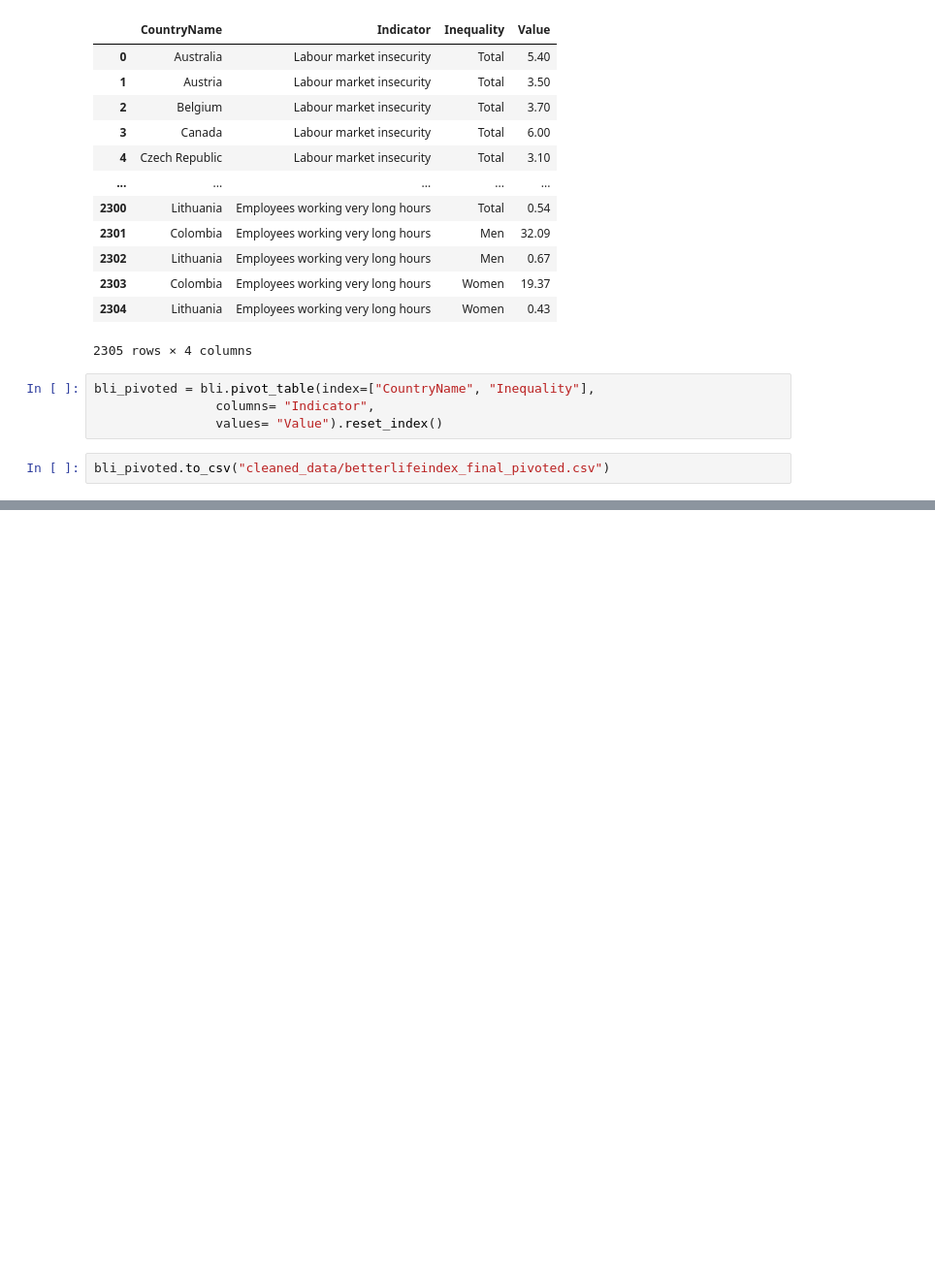
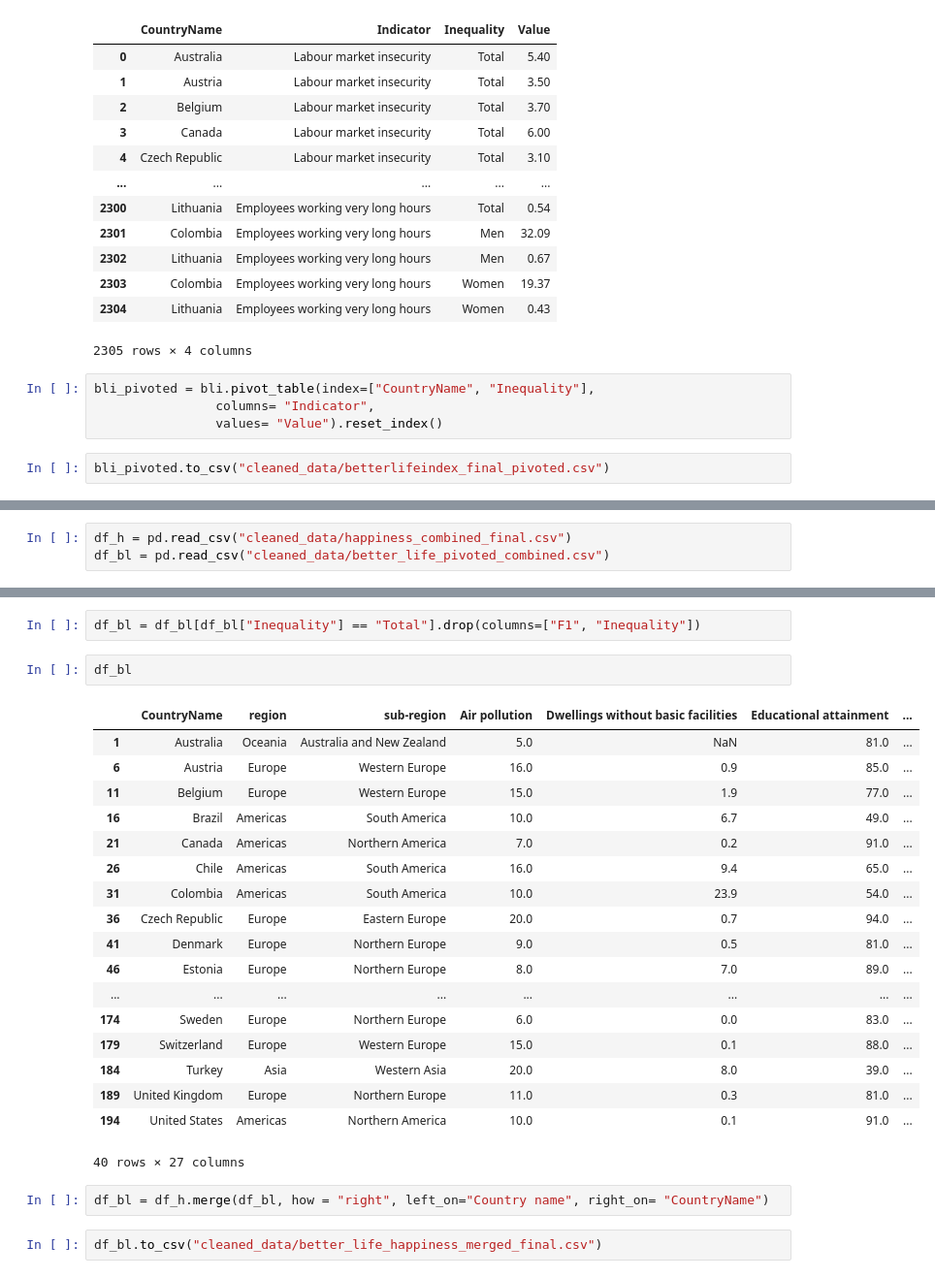
Before and after one commit to TaoliZhen/World-Happiness-and-Suicide-Visulization, a Jupyter notebook: data_cleansing_suicide_mortality.ipynb, the cells around one changed output, grey strips where cells are left out. Shown: that part at 97% size. Drawn from its saved outputs; the diff is of its cells as text; blank space fills up the shorter version.

Commit message:
data prep done 09/17/2021

```diff
--- a/data_cleansing_suicide_mortality.ipynb
+++ b/data_cleansing_suicide_mortality.ipynb
@@ -284,0 +287,3 @@ bli_pivoted.to_csv("cleaned_data/betterlifeindex_final_pivoted.csv")
+# %%
+df_h = pd.read_csv("cleaned_data/happiness_combined_final.csv")
+df_bl = pd.read_csv("cleaned_data/better_life_pivoted_combined.csv")
@@ -284,0 +308,27 @@ bli_pivoted.to_csv("cleaned_data/betterlifeindex_final_pivoted.csv")
+# %%
+df_bl = df_bl[df_bl["Inequality"] == "Total"].drop(columns=["F1", "Inequality"])
+# %%
+df_bl
+# %% [output]
+|  | CountryName | region | sub-region | Air pollution | Dwellings without basic facilities | Educational attainment | ... |
+| 1 | Australia | Oceania | Australia and New Zealand | 5.0 | NaN | 81.0 | ... |
+| 6 | Austria | Europe | Western Europe | 16.0 | 0.9 | 85.0 | ... |
+| 11 | Belgium | Europe | Western Europe | 15.0 | 1.9 | 77.0 | ... |
+| 16 | Brazil | Americas | South America | 10.0 | 6.7 | 49.0 | ... |
+| 21 | Canada | Americas | Northern America | 7.0 | 0.2 | 91.0 | ... |
+| 26 | Chile | Americas | South America | 16.0 | 9.4 | 65.0 | ... |
+| 31 | Colombia | Americas | South America | 10.0 | 23.9 | 54.0 | ... |
+| 36 | Czech Republic | Europe | Eastern Europe | 20.0 | 0.7 | 94.0 | ... |
+| 41 | Denmark | Europe | Northern Europe | 9.0 | 0.5 | 81.0 | ... |
+| 46 | Estonia | Europe | Northern Europe | 8.0 | 7.0 | 89.0 | ... |
+| ... | ... | ... | ... | ... | ... | ... | ... |
+| 174 | Sweden | Europe | Northern Europe | 6.0 | 0.0 | 83.0 | ... |
+| 179 | Switzerland | Europe | Western Europe | 15.0 | 0.1 | 88.0 | ... |
+| 184 | Turkey | Asia | Western Asia | 20.0 | 8.0 | 39.0 | ... |
+| 189 | United Kingdom | Europe | Northern Europe | 11.0 | 0.3 | 81.0 | ... |
+| 194 | United States | Americas | Northern America | 10.0 | 0.1 | 91.0 | ... |
+40 rows × 27 columns
+# %%
+df_bl = df_h.merge(df_bl, how = "right", left_on="Country name", right_on= "CountryName")
+# %%
+df_bl.to_csv("cleaned_data/better_life_happiness_merged_final.csv")
```
Also changed, not shown: parts of 3 cells of this notebook, 2 other files.
